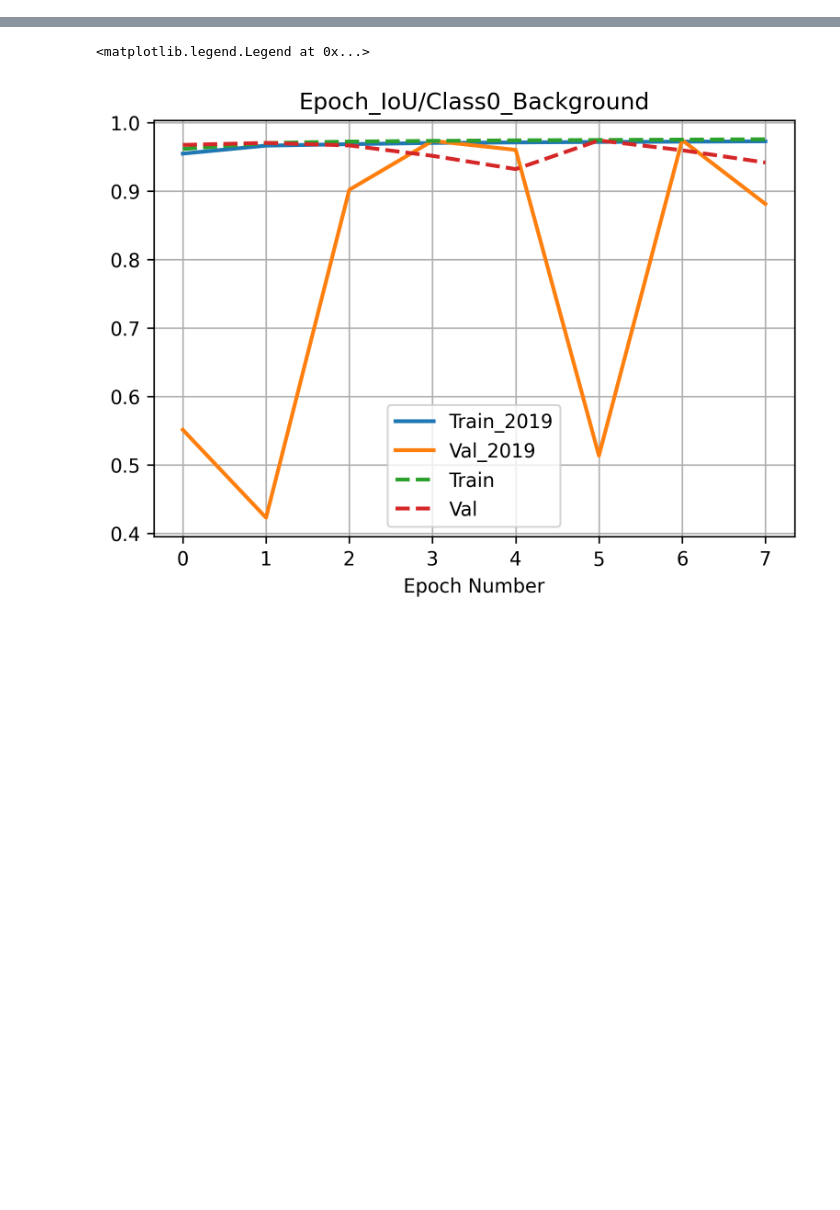
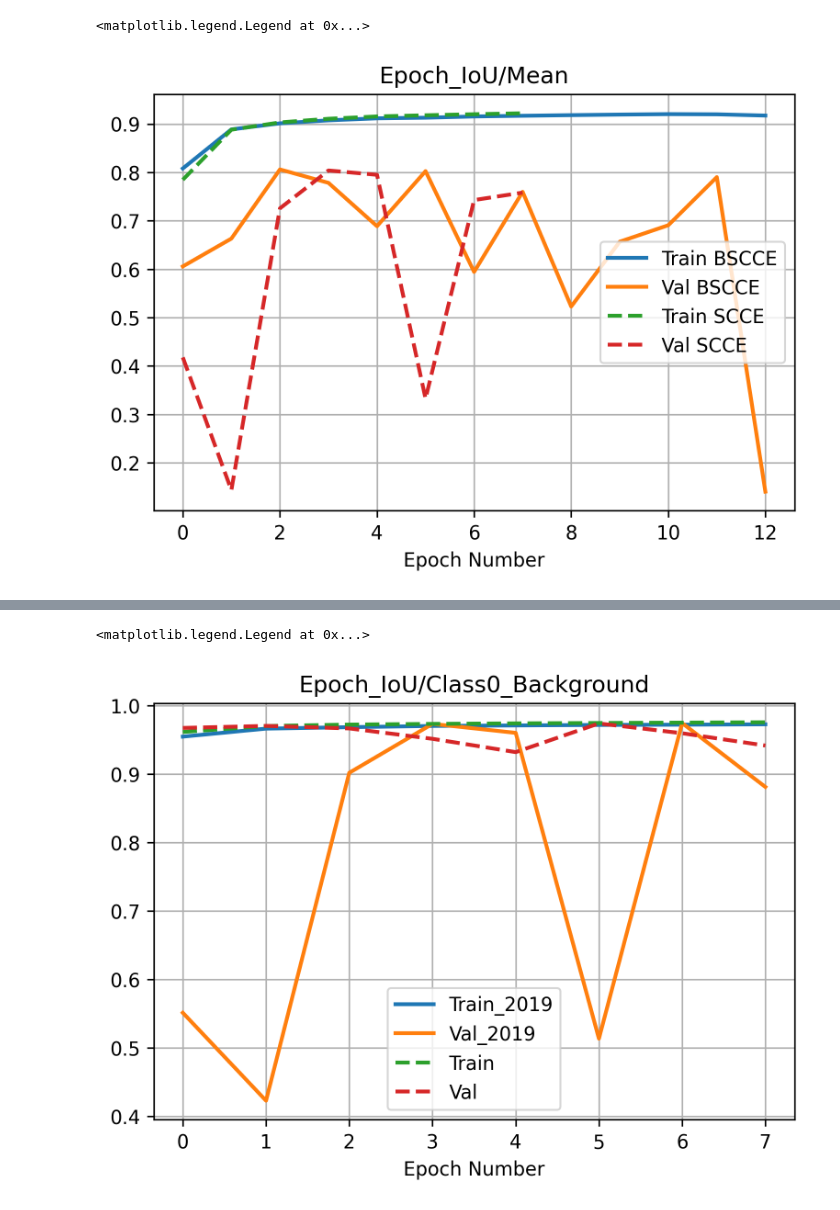
Before and after one commit to KolinGuo/BrainSeg, a Jupyter notebook: notebook/TensorBoard Plotting.ipynb, the cells around one changed output, grey strips where cells are left out. Cells and saved outputs as stored; diff of their text form; code cells hidden in the pictures; blank space fills up the shorter version.

```diff
--- a/notebook/TensorBoard Plotting.ipynb
+++ b/notebook/TensorBoard Plotting.ipynb
@@ -56,0 +235,13 @@ def read_tb_csv(csvfilepath: str):
+# %%
+plt.figure(dpi=300)
+plt.plot(epoch_train_mean_bscce[0], epoch_train_mean_bscce[1], '-', linewidth=2, label='Train BSCCE')
+plt.plot(epoch_val_mean_bscce[0], epoch_val_mean_bscce[1], '-', linewidth=2, label='Val BSCCE')
+plt.plot(epoch_train_mean_scce[0], epoch_train_mean_scce[1], '--', linewidth=2, label='Train SCCE')
+plt.plot(epoch_val_mean_scce[0], epoch_val_mean_scce[1], '--', linewidth=2, label='Val SCCE')
+plt.xlabel('Epoch Number')
+plt.title('Epoch_IoU/Mean')
+plt.grid()
+plt.legend()
+# %% [output]
+<matplotlib.legend.Legend at 0x...>
+[figure, added]
```
Also changed, not shown: parts of 11 cells of this notebook.
